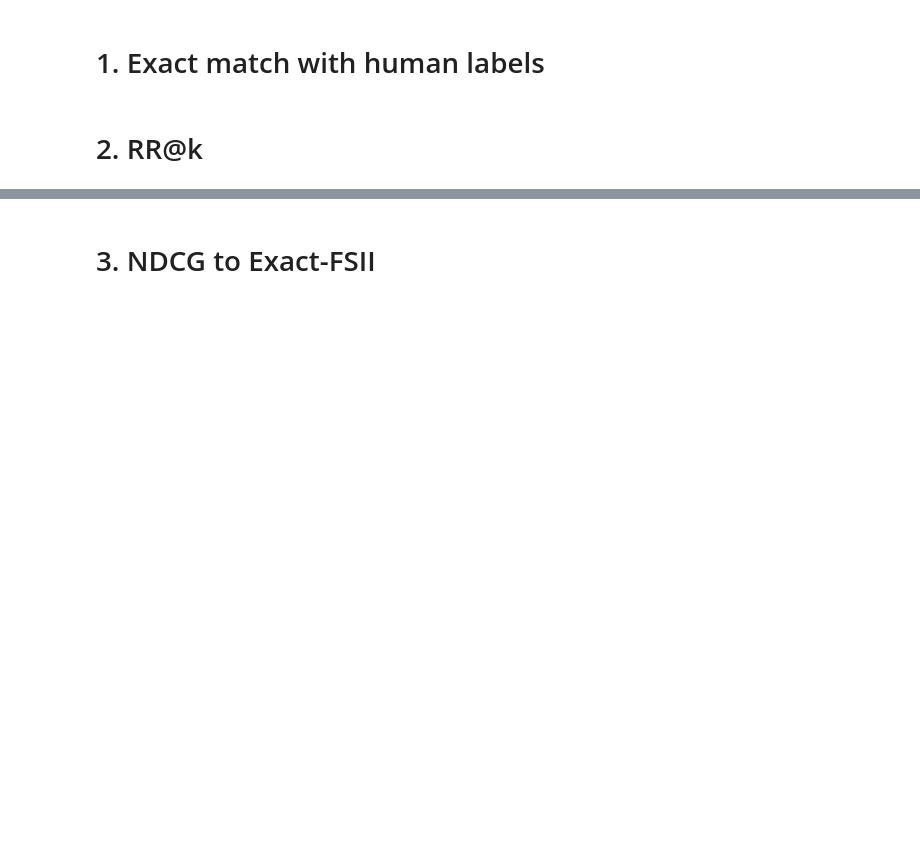
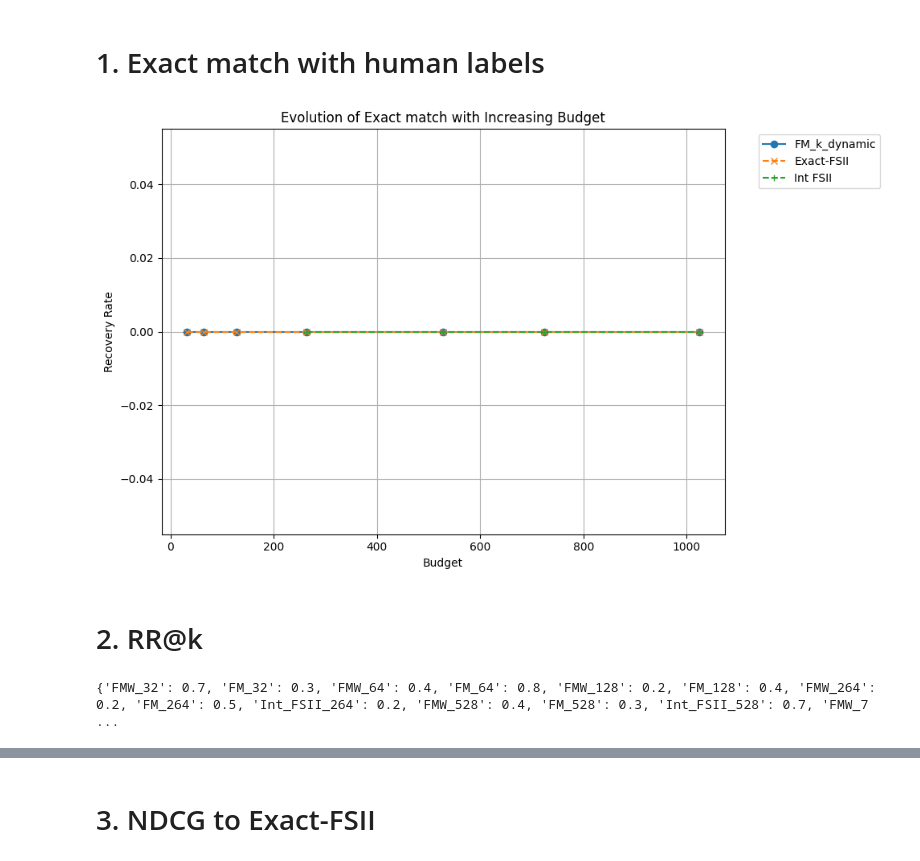
Before and after one commit to iNema9590/LLMX, a Jupyter notebook: Notebooks/musique_4.ipynb, the cells around one changed output, grey strips where cells are left out. Drawn from its saved outputs; the diff is of its cells as text; code cells hidden in the pictures; blank space fills up the shorter version.

```diff
--- a/Notebooks/musique_4.ipynb
+++ b/Notebooks/musique_4.ipynb
@@ -618,8 +535,8 @@ for k, v in em.items():
     if parts[0] == "Flk" and parts[1]!='0':
         _, rank, budget = parts
         rows.append({"method": "Flk", "rank": int(rank), "budget": int(budget), "recovery": v})
-    elif parts[0] == "FM"and parts[3]!='0':
-        _,_,_,budget = parts
+    elif parts[0] == "FM":
+        _,budget = parts
         rows.append({"method": f'FM_k_dynamic', "budget": int(budget), "recovery": v})
     elif parts[0] == "Int":
         _, name, budget = parts
@@ -630,30 +547,32 @@ df = pd.DataFrame(rows)
 # Plot
 plt.figure(figsize=(10, 6))
 
 # Plot Flu (different ranks as lines)
 # for rank in sorted(df[df["method"]=="Flk"]["rank"].unique()):
 #     sub = df[(df["method"]=="Flk") & (df["rank"]==rank)].sort_values("budget")
 #     plt.plot(sub["budget"], sub["recovery"]/3, marker="o", label=f"Flk rank {rank}")
 
 # for rank in sorted(df[df["method"]=="FM_k_dynamic"]["rank"].unique()):
 #     sub = df[(df["method"]=="FM_k_dynamic") & (df["rank"]==rank)].sort_values("budget")
 #     plt.plot(sub["budget"], sub["recovery"]/3, marker="o", label=f"FM_k_dynamic rank {rank}")
 # for rank in sorted(df[df["method"]=="FM_r_dynamic"]):
 sub1 = df[(df["method"]=="FM_k_dynamic")].sort_values("budget")
 plt.plot(sub1["budget"], sub1["recovery"]/3, marker="o", label=f"FM_k_dynamic")
 plt.plot(sub1["budget"],em['Exact-FSII']*np.ones(7)/3, marker="x", linestyle="--", label=f"Exact-FSII")
 
 # Plot Int methods (evolve with budget, start at 264)
 for m in df[df["method"].isin(["FSII","FBII","Spex"])]['method'].unique():
     sub = df[df["method"]==m].sort_values("budget")
     plt.plot(sub["budget"], sub["recovery"]/3, marker="+", linestyle="--", label=f"Int {m}")
 
 
 
 plt.xlabel("Budget")
 plt.ylabel("Recovery Rate")
 plt.title("Evolution of Exact match with Increasing Budget")
 plt.legend(bbox_to_anchor=(1.05, 1), loc="upper left")
 plt.grid(True)
 plt.tight_layout()
 plt.show()
+# %% [output]
+[figure, added]
@@ -689,7 +602,7 @@ def compute_rr_at_k(interaction, ground_truth, k):
         rr_sum += len(ground_truth & pair_indices) / len(pair_indices)
     return rr_sum / k if k > 0 else 0.0
 # %%
-ground_truth = set([0, 1, 5])  # Example ground-truth indices
+ground_truth = set([0, 1,2,3,5])  # Example ground-truth indices
 k = 5  # Number of top interactions to consider
 
 rr_results = {}
@@ -697,6 +610,8 @@ for method, interaction in extras[0].items():  # Use the correct experiment inde
     rr_results[method] = compute_rr_at_k(interaction, ground_truth, k)
 
 print(rr_results)
+# %% [output]
+{'FMW_32': 0.7, 'FM_32': 0.3, 'FMW_64': 0.4, 'FM_64': 0.8, 'FMW_128': 0.2, 'FM_128': 0.4, 'FMW_264': 0.2, 'FM_264': 0.5, 'Int_FSII_264': 0.2, 'FMW_528': 0.4, 'FM_528': 0.3, 'Int_FSII_528': 0.7, 'FMW_7 ...
 # %%
 import re
 import matplotlib.pyplot as plt
```
Also changed, not shown: parts of 12 cells of this notebook, 8 other files.
